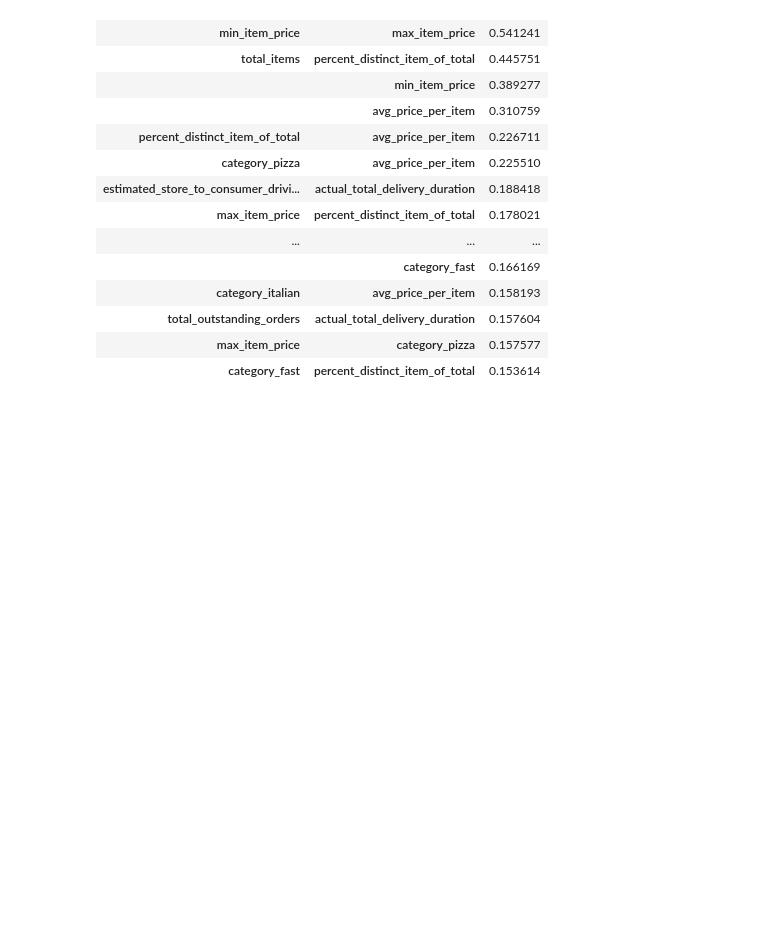
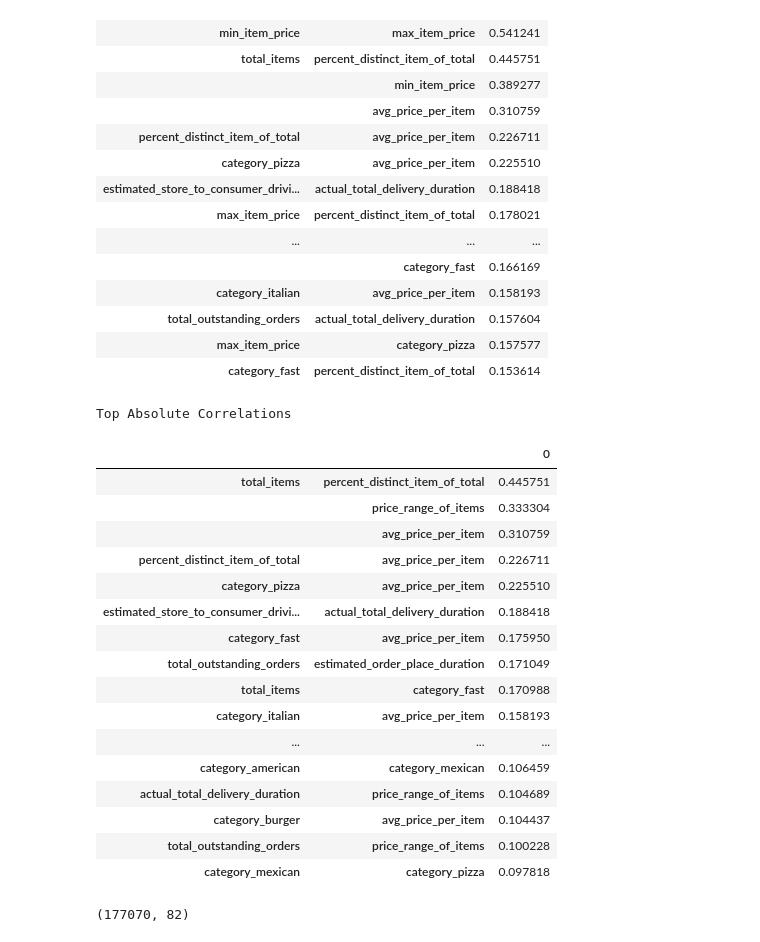
Before and after one commit to shailesh097/delivery_duration_prediction, a Jupyter notebook: delivery_duration.ipynb, the cells around one changed output. Drawn from its saved outputs; the diff is of its cells as text; code cells hidden in the pictures; blank space fills up the shorter version.

Commit message:
feature engineering

```diff
--- a/delivery_duration.ipynb
+++ b/delivery_duration.ipynb
@@ -506,3 +506,33 @@ Top Absolute Correlations
 | total_outstanding_orders | actual_total_delivery_duration | 0.157604 |
 | max_item_price | category_pizza | 0.157577 |
 | category_fast | percent_distinct_item_of_total | 0.153614 |
+# %%
+# engineering 'price_range_of_items' and dropping 'max_item_price' and 'min_item_price'
+train_df['price_range_of_items'] = train_df['max_item_price'] - train_df['min_item_price']
+train_df.drop(columns=['max_item_price', 'min_item_price'], inplace=True)
+
+print("Top Absolute Correlations")
+pd.DataFrame(get_top_abs_correlations(train_df, 20))
+# %% [output]
+Top Absolute Correlations
+|  |  | 0 |
+| total_items | percent_distinct_item_of_total | 0.445751 |
+|  | price_range_of_items | 0.333304 |
+|  | avg_price_per_item | 0.310759 |
+| percent_distinct_item_of_total | avg_price_per_item | 0.226711 |
+| category_pizza | avg_price_per_item | 0.225510 |
+| estimated_store_to_consumer_drivi... | actual_total_delivery_duration | 0.188418 |
+| category_fast | avg_price_per_item | 0.175950 |
+| total_outstanding_orders | estimated_order_place_duration | 0.171049 |
+| total_items | category_fast | 0.170988 |
+| category_italian | avg_price_per_item | 0.158193 |
+| ... | ... | ... |
+| category_american | category_mexican | 0.106459 |
+| actual_total_delivery_duration | price_range_of_items | 0.104689 |
+| category_burger | avg_price_per_item | 0.104437 |
+| total_outstanding_orders | price_range_of_items | 0.100228 |
+| category_mexican | category_pizza | 0.097818 |
+# %%
+train_df.shape
+# %% [output]
+(177070, 82)
```
Also changed, not shown: parts of 2 cells of this notebook.
